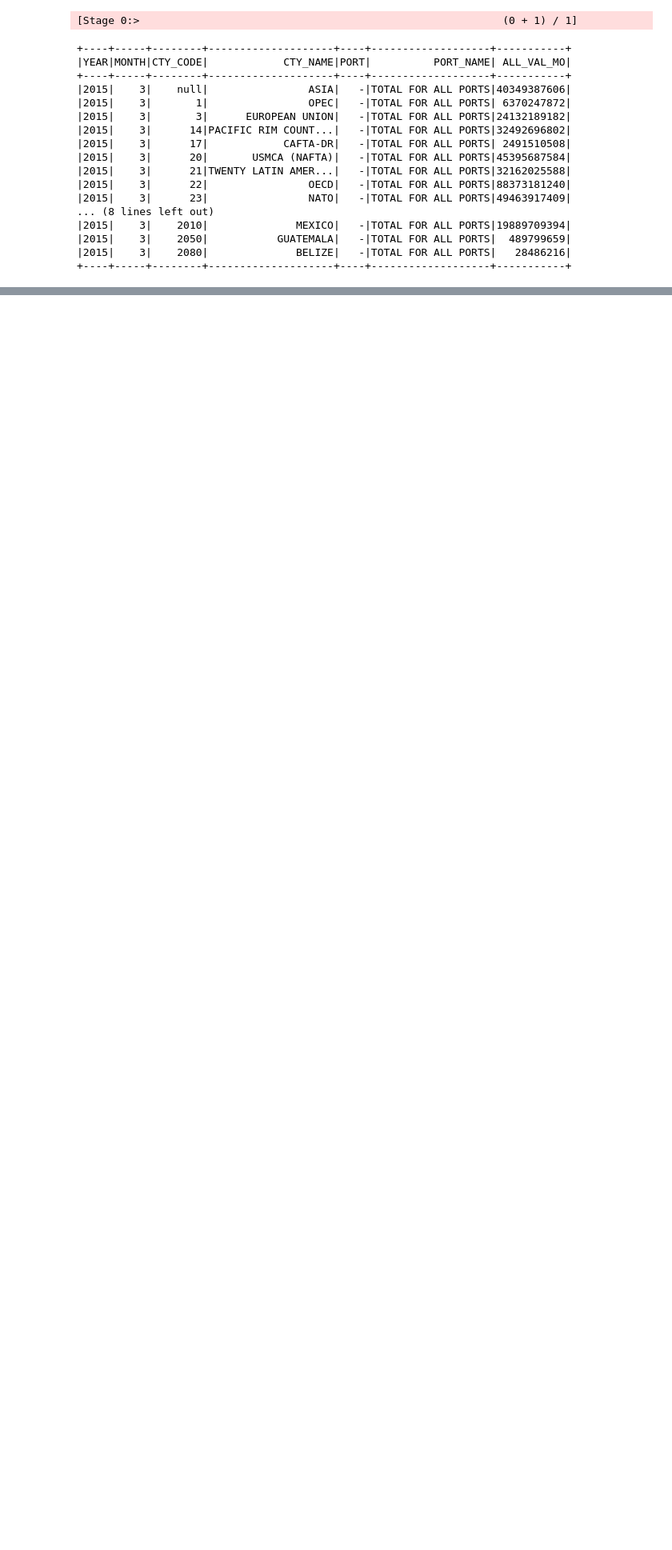
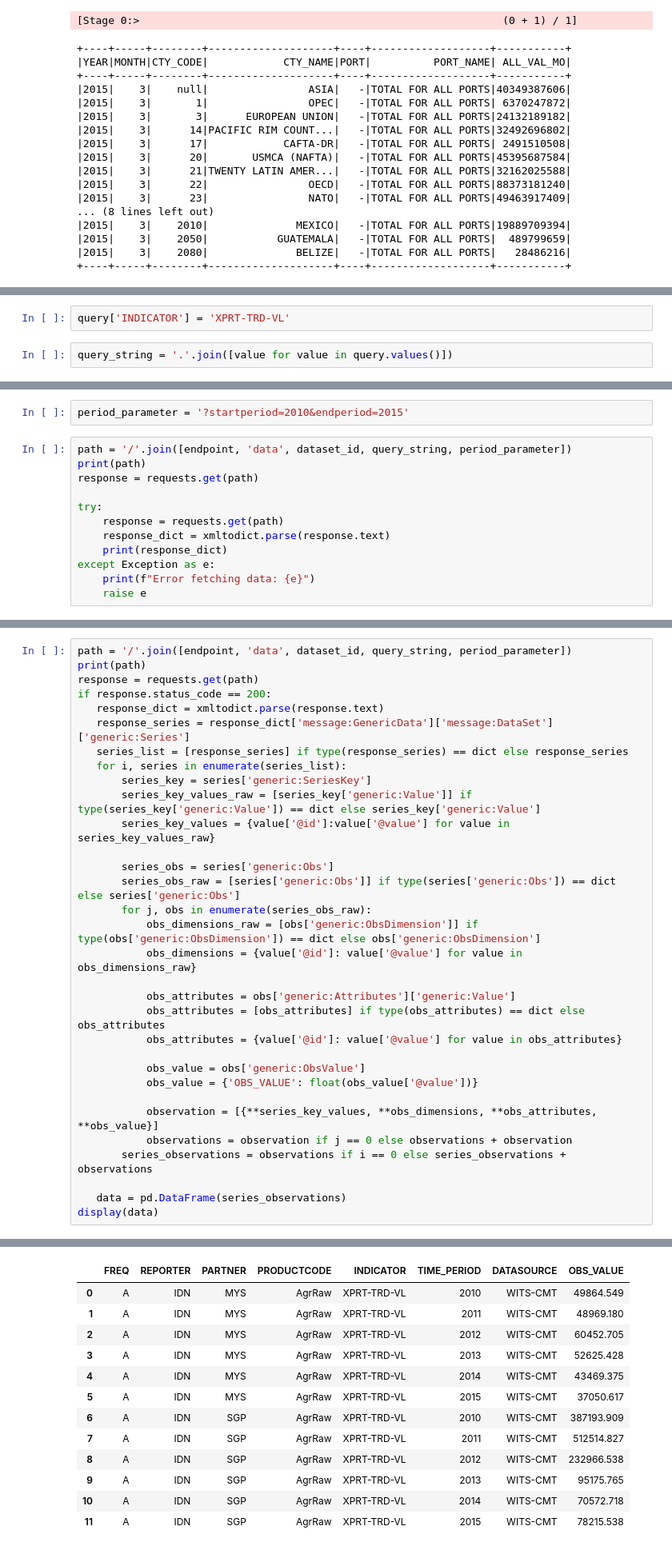
Before and after one commit to siwa-p/Trends-in-International-Trades, a Jupyter notebook: notebooks/eda.ipynb, the cells around one changed output, grey strips where cells are left out. Shown at 80% size. Cells and saved outputs as stored; diff of their text form; blank space fills up the shorter version.

```diff
--- a/notebooks/eda.ipynb
+++ b/notebooks/eda.ipynb
@@ -99,0 +755,4 @@ spark.sql("""select * from nessie.total_export_value_by_port limit 20""").show()
+# %%
+query['INDICATOR'] = 'XPRT-TRD-VL'
+# %%
+query_string = '.'.join([value for value in query.values()])
@@ -99,0 +763,14 @@ spark.sql("""select * from nessie.total_export_value_by_port limit 20""").show()
+# %%
+period_parameter = '?startperiod=2010&endperiod=2015'
+# %%
+path = '/'.join([endpoint, 'data', dataset_id, query_string, period_parameter])
+print(path)
+response = requests.get(path)
+
+try:
+    response = requests.get(path)
+    response_dict = xmltodict.parse(response.text)
+    print(response_dict)
+except Exception as e:
+    print(f"Error fetching data: {e}")
+    raise e
@@ -99,0 +780,33 @@ spark.sql("""select * from nessie.total_export_value_by_port limit 20""").show()
+# %%
+path = '/'.join([endpoint, 'data', dataset_id, query_string, period_parameter])
+print(path)
+response = requests.get(path)
+if response.status_code == 200:
+   response_dict = xmltodict.parse(response.text)
+   response_series = response_dict['message:GenericData']['message:DataSet']['generic:Series']
+   series_list = [response_series] if type(response_series) == dict else response_series
+   for i, series in enumerate(series_list):
+       series_key = series['generic:SeriesKey']
+       series_key_values_raw = [series_key['generic:Value']] if type(series_key['generic:Value']) == dict else series_key['generic:Value']
+       series_key_values = {value['@id']:value['@value'] for value in series_key_values_raw}
+
+       series_obs = series['generic:Obs']
+       series_obs_raw = [series['generic:Obs']] if type(series['generic:Obs']) == dict else series['generic:Obs']
+       for j, obs in enumerate(series_obs_raw):
+           obs_dimensions_raw = [obs['generic:ObsDimension']] if type(obs['generic:ObsDimension']) == dict else obs['generic:ObsDimension']
+           obs_dimensions = {value['@id']: value['@value'] for value in obs_dimensions_raw}
+
+           obs_attributes = obs['generic:Attributes']['generic:Value']
+           obs_attributes = [obs_attributes] if type(obs_attributes) == dict else obs_attributes
+           obs_attributes = {value['@id']: value['@value'] for value in obs_attributes}
+
+           obs_value = obs['generic:ObsValue']
+           obs_value = {'OBS_VALUE': float(obs_value['@value'])}
+
+           observation = [{**series_key_values, **obs_dimensions, **obs_attributes, **obs_value}]
+           observations = observation if j == 0 else observations + observation
+       series_observations = observations if i == 0 else series_observations + observations
+
+   data = pd.DataFrame(series_observations)
+display(data)
+# %% [output]
@@ -99,0 +814,13 @@ spark.sql("""select * from nessie.total_export_value_by_port limit 20""").show()
+|  | FREQ | REPORTER | PARTNER | PRODUCTCODE | INDICATOR | TIME_PERIOD | DATASOURCE | OBS_VALUE |
+| 0 | A | IDN | MYS | AgrRaw | XPRT-TRD-VL | 2010 | WITS-CMT | 49864.549 |
+| 1 | A | IDN | MYS | AgrRaw | XPRT-TRD-VL | 2011 | WITS-CMT | 48969.180 |
+| 2 | A | IDN | MYS | AgrRaw | XPRT-TRD-VL | 2012 | WITS-CMT | 60452.705 |
+| 3 | A | IDN | MYS | AgrRaw | XPRT-TRD-VL | 2013 | WITS-CMT | 52625.428 |
+| 4 | A | IDN | MYS | AgrRaw | XPRT-TRD-VL | 2014 | WITS-CMT | 43469.375 |
+| 5 | A | IDN | MYS | AgrRaw | XPRT-TRD-VL | 2015 | WITS-CMT | 37050.617 |
+| 6 | A | IDN | SGP | AgrRaw | XPRT-TRD-VL | 2010 | WITS-CMT | 387193.909 |
+| 7 | A | IDN | SGP | AgrRaw | XPRT-TRD-VL | 2011 | WITS-CMT | 512514.827 |
+| 8 | A | IDN | SGP | AgrRaw | XPRT-TRD-VL | 2012 | WITS-CMT | 232966.538 |
+| 9 | A | IDN | SGP | AgrRaw | XPRT-TRD-VL | 2013 | WITS-CMT | 95175.765 |
+| 10 | A | IDN | SGP | AgrRaw | XPRT-TRD-VL | 2014 | WITS-CMT | 70572.718 |
+| 11 | A | IDN | SGP | AgrRaw | XPRT-TRD-VL | 2015 | WITS-CMT | 78215.538 |
```
Also changed, not shown: parts of 72 cells of this notebook, 4 other files.
